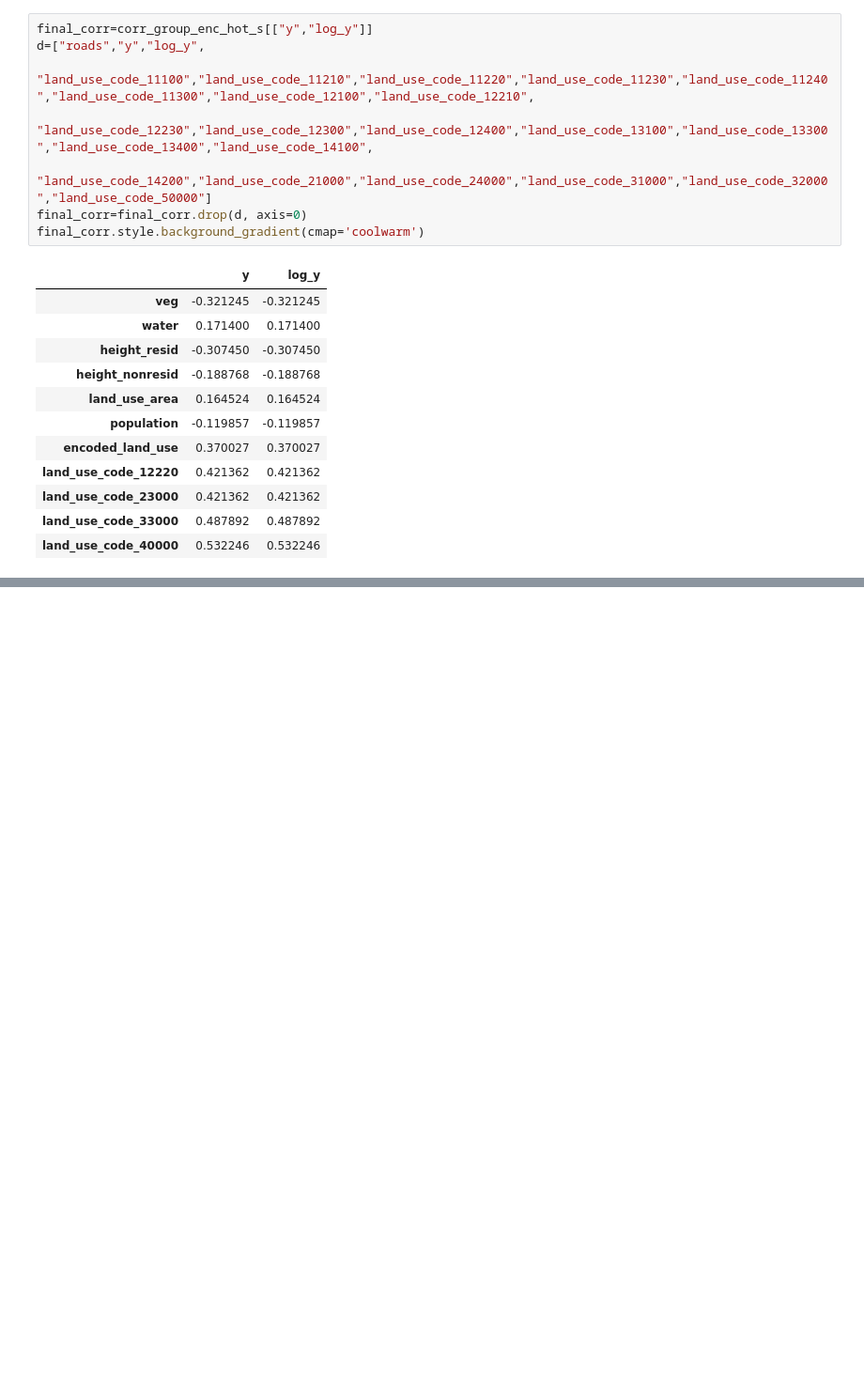
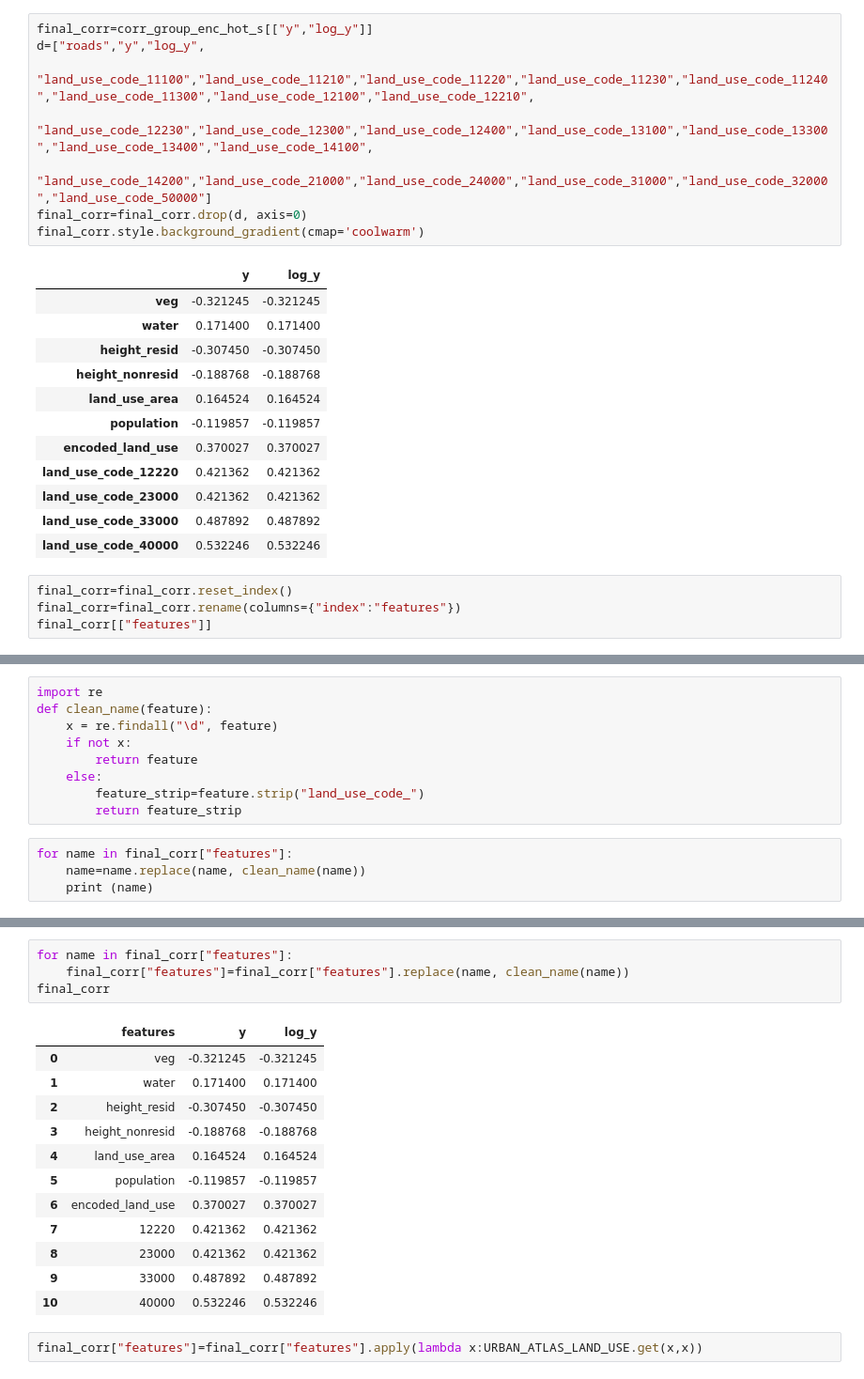
Before and after one commit to zilikons/demeter, a Jupyter notebook: notebooks/plots.ipynb, the cells around one changed output, grey strips where cells are left out. Shown at 94% size. Drawn from its saved outputs; the diff is of its cells as text; blank space fills up the shorter version.

Commit message:
corelation matrix cleaning

```diff
--- a/notebooks/plots.ipynb
+++ b/notebooks/plots.ipynb
@@ -362,3 +382,7 @@ final_corr.style.background_gradient(cmap='coolwarm')
 | land_use_code_23000 | 0.421362 | 0.421362 |
 | land_use_code_33000 | 0.487892 | 0.487892 |
 | land_use_code_40000 | 0.532246 | 0.532246 |
+# %%
+final_corr=final_corr.reset_index()
+final_corr=final_corr.rename(columns={"index":"features"})
+final_corr[["features"]]
@@ -364,0 +458,13 @@ final_corr.style.background_gradient(cmap='coolwarm')
+# %%
+import re
+def clean_name(feature):
+    x = re.findall("\d", feature)
+    if not x:
+        return feature
+    else:
+        feature_strip=feature.strip("land_use_code_")
+        return feature_strip
+# %%
+for name in final_corr["features"]:
+    name=name.replace(name, clean_name(name))
+    print (name)
@@ -364,0 +502,19 @@ final_corr.style.background_gradient(cmap='coolwarm')
+# %%
+for name in final_corr["features"]:
+    final_corr["features"]=final_corr["features"].replace(name, clean_name(name))
+final_corr
+# %% [output]
+|  | features | y | log_y |
+| 0 | veg | -0.321245 | -0.321245 |
+| 1 | water | 0.171400 | 0.171400 |
+| 2 | height_resid | -0.307450 | -0.307450 |
+| 3 | height_nonresid | -0.188768 | -0.188768 |
+| 4 | land_use_area | 0.164524 | 0.164524 |
+| 5 | population | -0.119857 | -0.119857 |
+| 6 | encoded_land_use | 0.370027 | 0.370027 |
+| 7 | 12220 | 0.421362 | 0.421362 |
+| 8 | 23000 | 0.421362 | 0.421362 |
+| 9 | 33000 | 0.487892 | 0.487892 |
+| 10 | 40000 | 0.532246 | 0.532246 |
+# %%
+final_corr["features"]=final_corr["features"].apply(lambda x:URBAN_ATLAS_LAND_USE.get(x,x))
```
Also changed, not shown: parts of 10 cells of this notebook.
